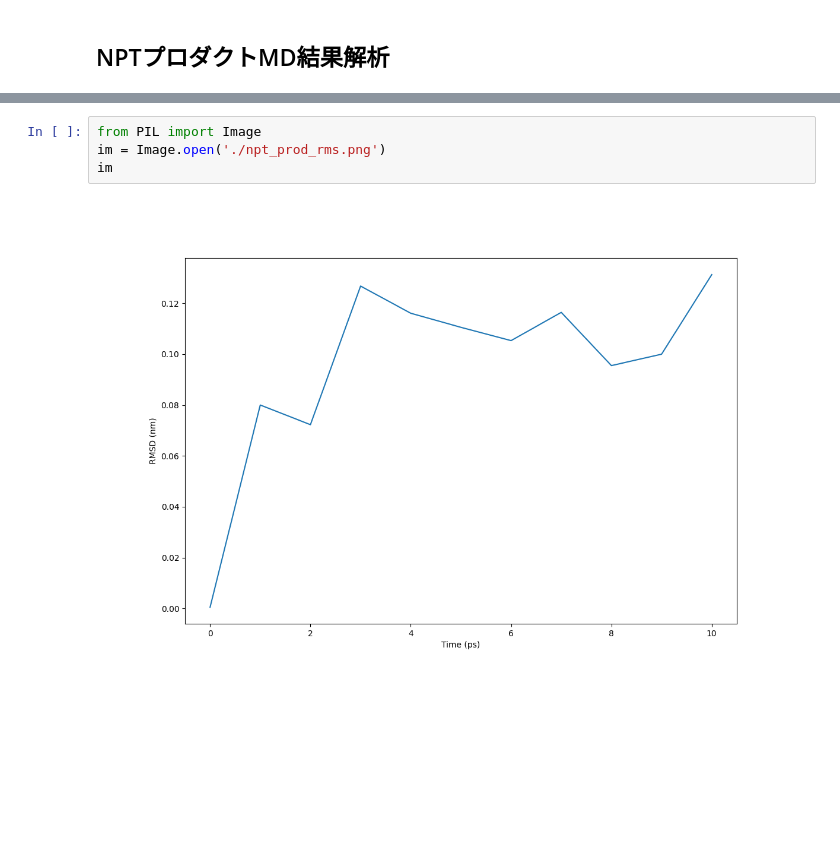
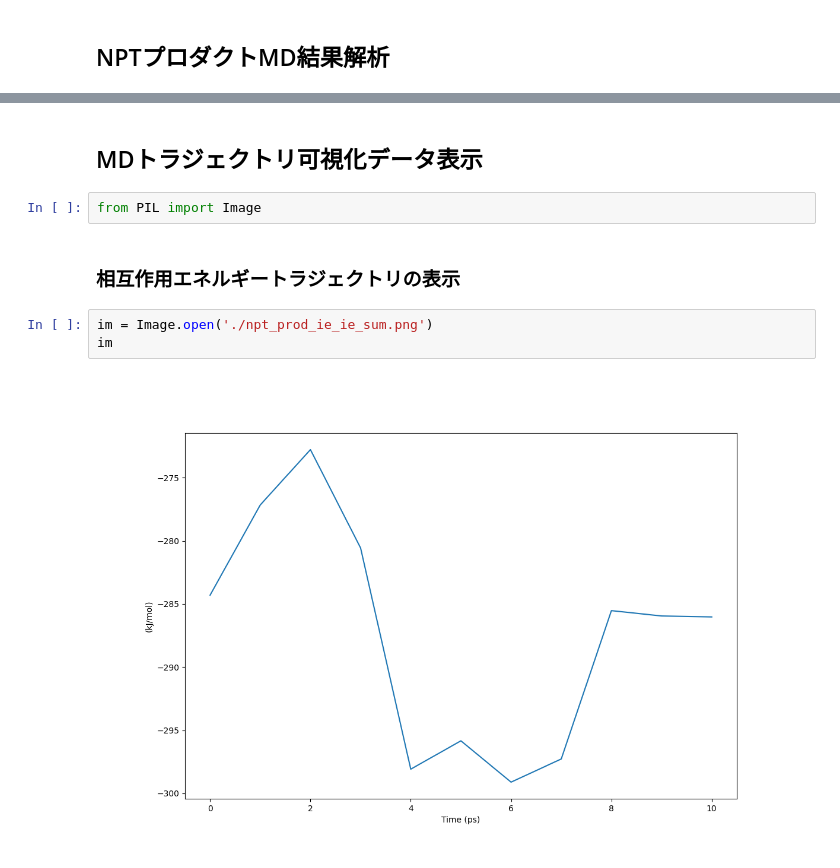
Before and after one commit to mkatouda/placingmd, a Jupyter notebook: placingmd_tutorial_jp.ipynb, the cells around one changed output, grey strips where cells are left out. Cells and saved outputs as stored; diff of their text form; blank space fills up the shorter version.

```diff
--- a/placingmd_tutorial_jp.ipynb
+++ b/placingmd_tutorial_jp.ipynb
@@ -394,6 +543,11 @@ yavg:  0.09589018181818182
+# %% [markdown]
+## MDトラジェクトリ可視化データ表示
 # %%
 from PIL import Image
-im = Image.open('./npt_prod_rms.png')
-im
-# %% [output]
-[figure, removed]
+# %% [markdown]
+### 相互作用エネルギートラジェクトリの表示
+# %%
+im = Image.open('./npt_prod_ie_ie_sum.png')
+im
+# %% [output]
+[figure, added]
```
Also changed, not shown: parts of 46 cells of this notebook.
